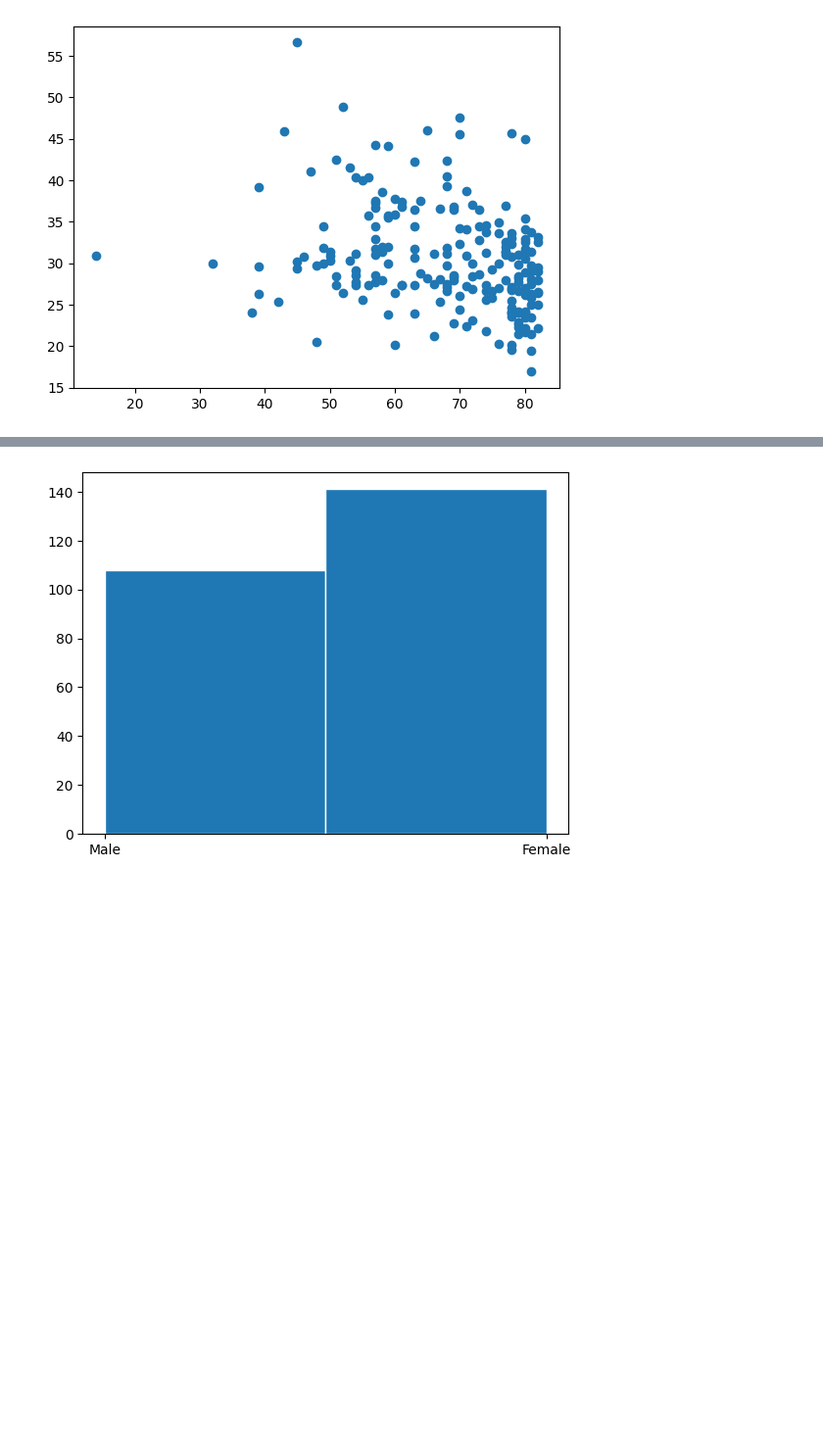
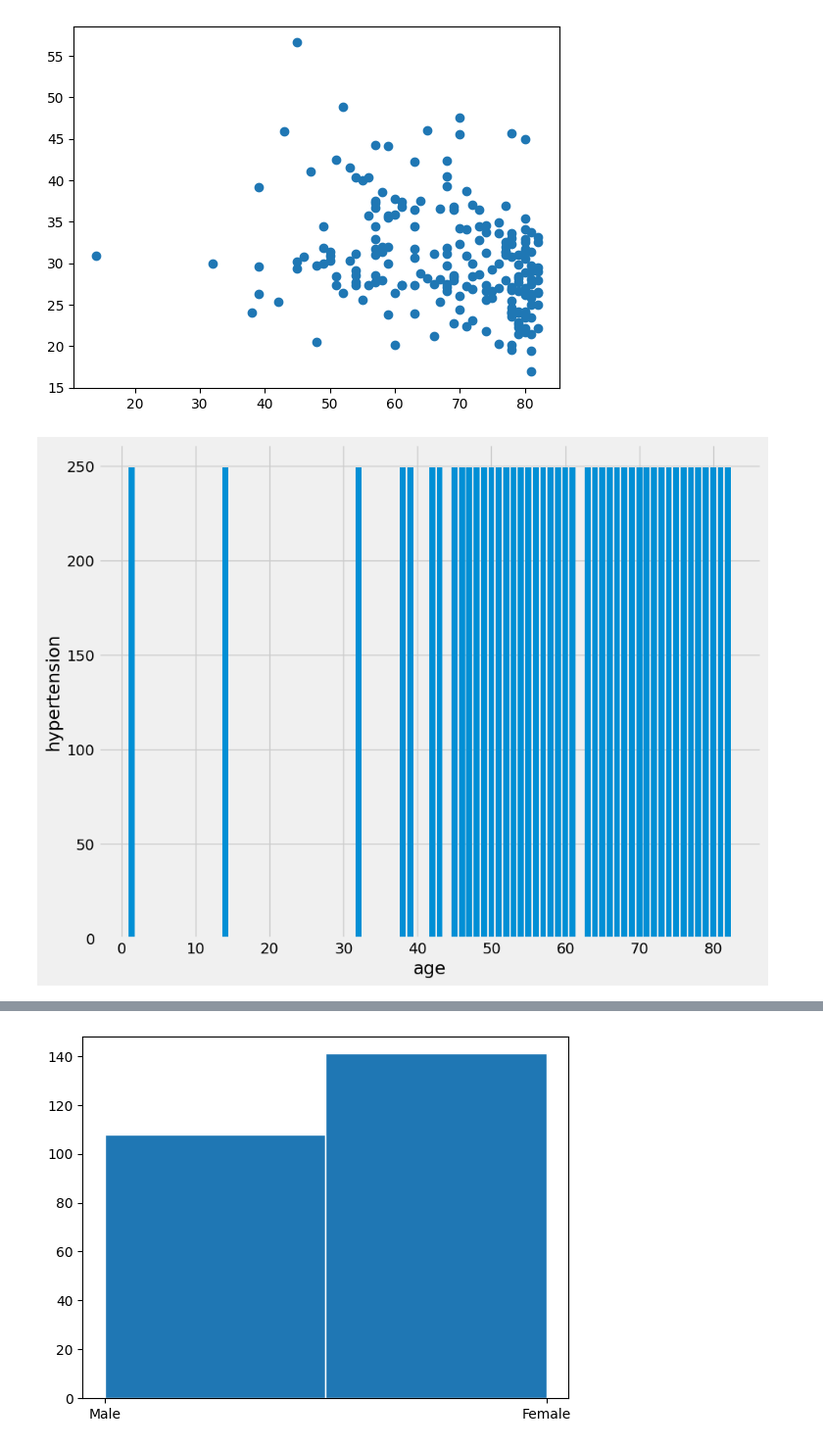
Before and after one commit to balen-arenas/msds-670-week-5-6-project, a Jupyter notebook: msds_670_data_visualization_week_5_6_project.ipynb, the cells around one changed output, grey strips where cells are left out. Shown at 98% size. Cells and saved outputs as stored; diff of their text form; code cells hidden in the pictures; blank space fills up the shorter version.

```diff
--- a/msds_670_data_visualization_week_5_6_project.ipynb
+++ b/msds_670_data_visualization_week_5_6_project.ipynb
@@ -100,3 +102,11 @@ ax.scatter(df2['age'], df2['bmi'])
 plt.show()
 # %% [output]
 [figure]
+# %%
+fig, ax = plt.subplots()
+ax.bar(df2['age'], df2['hypertension'].count())
+plt.xlabel('age')
+plt.ylabel('hypertension')
+plt.show()
+# %% [output]
+[figure, added]
```
Also changed, not shown: parts of 3 cells of this notebook.
